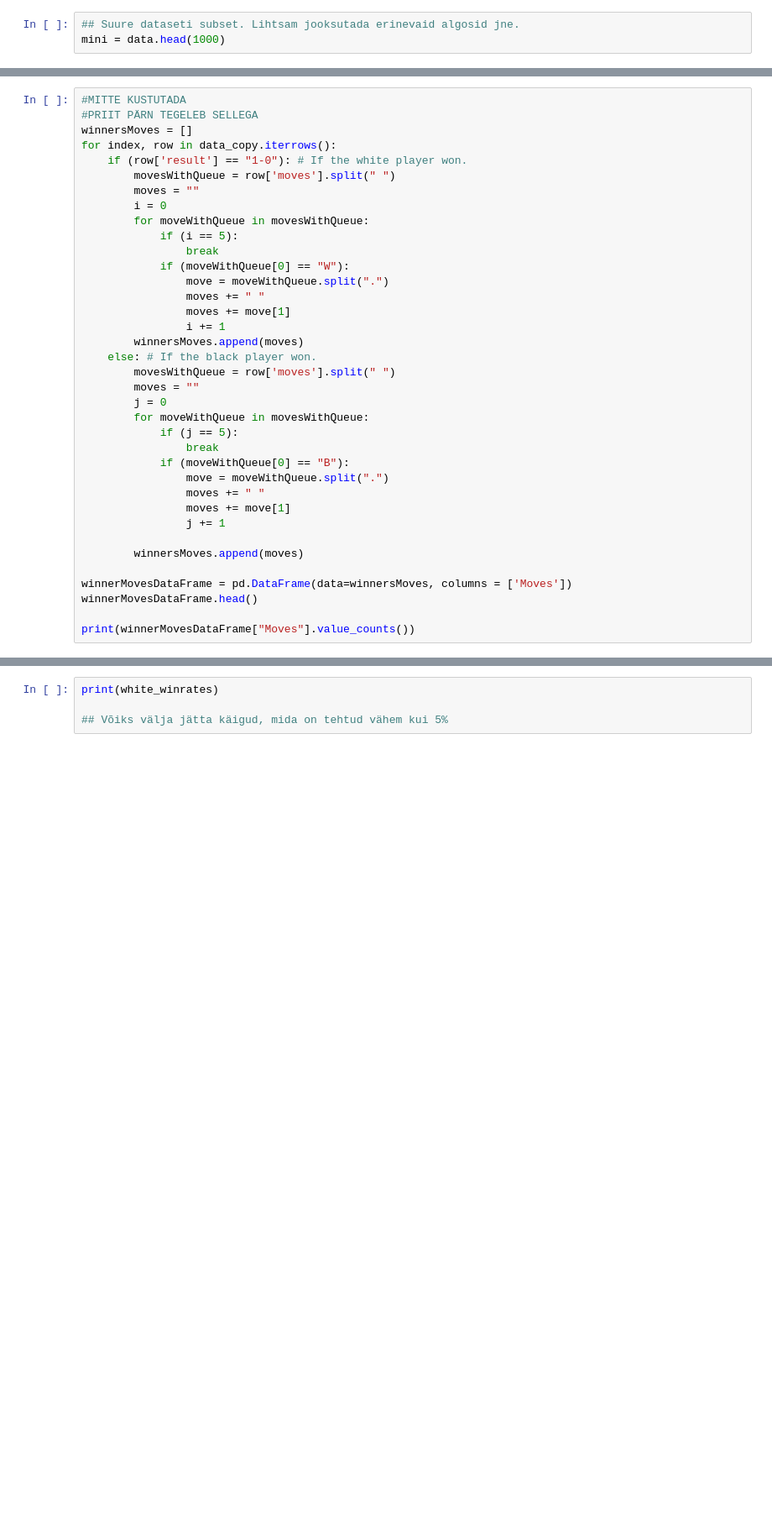
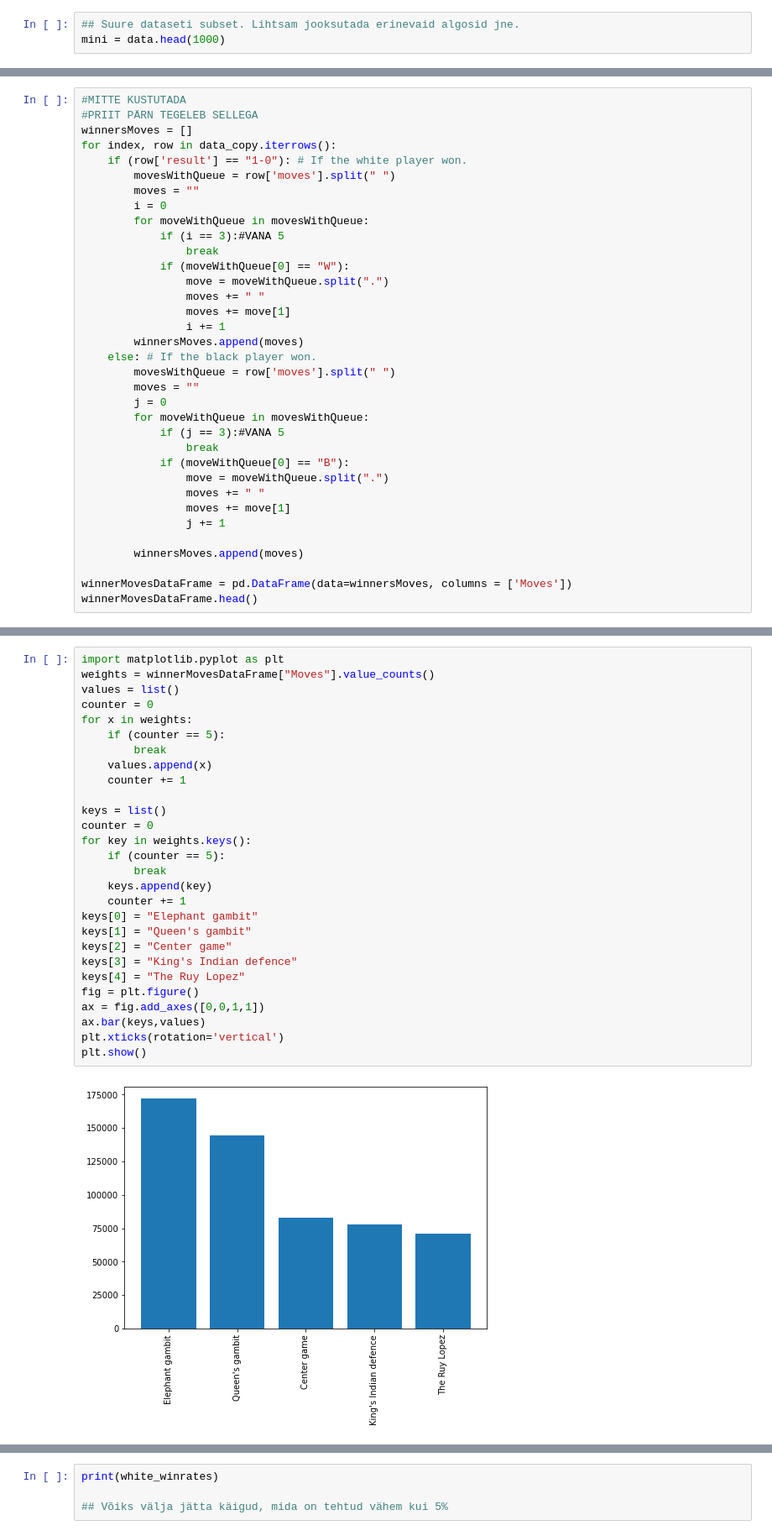
Before and after one commit to josssuu/Chesstelmen, a Jupyter notebook: Data Cleaning.ipynb, the cells around one changed output, grey strips where cells are left out. Shown: that part at 84% size. Saved outputs shown, nothing was run; the diff lists cells and outputs as text; blank space fills up the shorter version.

```diff
--- a/Data Cleaning.ipynb
+++ b/Data Cleaning.ipynb
@@ -89,7 +96,7 @@ for index, row in data_copy.iterrows():
         moves = ""
         i = 0
         for moveWithQueue in movesWithQueue:
-            if (i == 5):
+            if (i == 3):#VANA 5
                 break
             if (moveWithQueue[0] == "W"):
                 move = moveWithQueue.split(".")
@@ -102,7 +109,7 @@ for index, row in data_copy.iterrows():
         moves = ""
         j = 0
         for moveWithQueue in movesWithQueue:
-            if (j == 5):
+            if (j == 3):#VANA 5
                 break
             if (moveWithQueue[0] == "B"):
                 move = moveWithQueue.split(".")
@@ -114,5 +121,3 @@ for index, row in data_copy.iterrows():
 
 winnerMovesDataFrame = pd.DataFrame(data=winnersMoves, columns = ['Moves'])
 winnerMovesDataFrame.head()
-
-print(winnerMovesDataFrame["Moves"].value_counts())
@@ -119,3 +131,33 @@ print(winnerMovesDataFrame["Moves"].value_counts())
+# %%
+import matplotlib.pyplot as plt
+weights = winnerMovesDataFrame["Moves"].value_counts()
+values = list()
+counter = 0
+for x in weights:
+    if (counter == 5):
+        break
+    values.append(x)
+    counter += 1
+
+keys = list()
+counter = 0
+for key in weights.keys():
+    if (counter == 5):
+        break
+    keys.append(key)
+    counter += 1
+keys[0] = "Elephant gambit"
+keys[1] = "Queen's gambit"
+keys[2] = "Center game"
+keys[3] = "King's Indian defence"
+keys[4] = "The Ruy Lopez"
+fig = plt.figure()
+ax = fig.add_axes([0,0,1,1])
+ax.bar(keys,values)
+plt.xticks(rotation='vertical')
+plt.show()
+# %% [output]
+[figure, added]
 # %%
 ## JOOOOOOOOOSEP TEB
 
```
Also changed, not shown: parts of 2 cells of this notebook.
